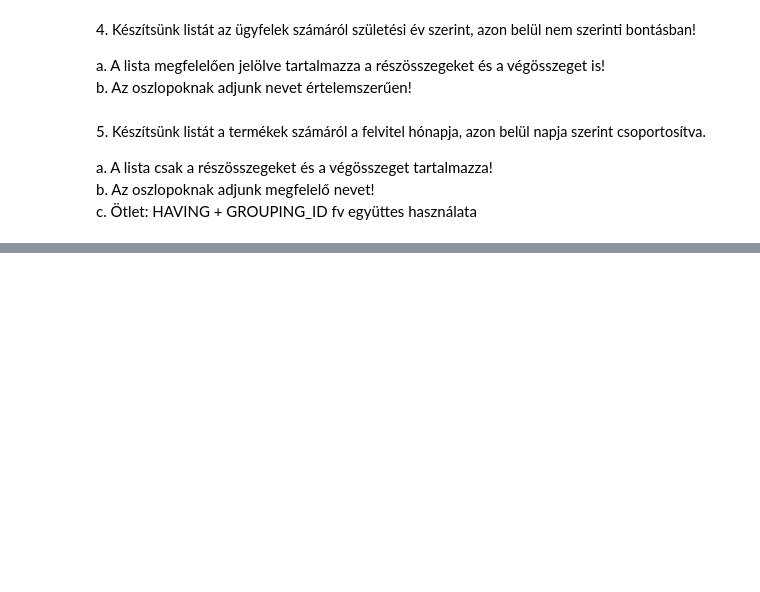
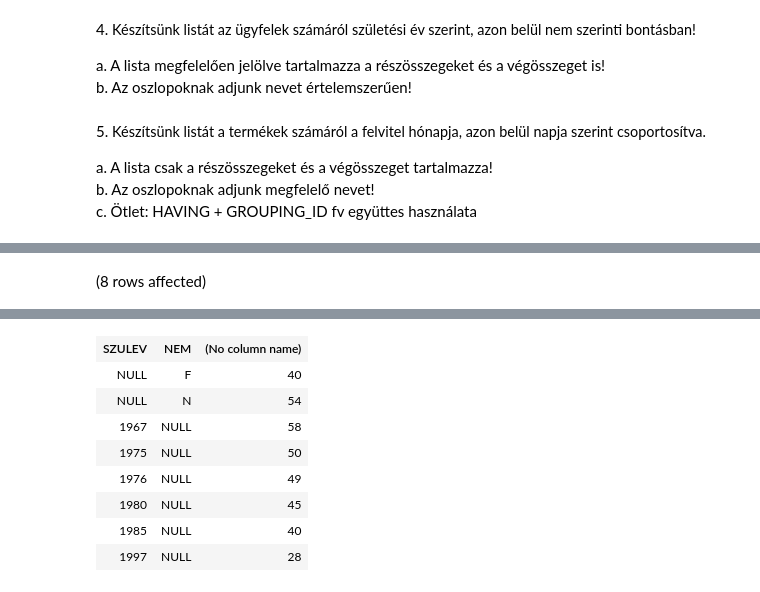
Before and after one commit to KataBaumgartner/adatbazisok, a Jupyter notebook: gyakorlat04_feladatok.ipynb, the cells around one changed output, grey strips where cells are left out. Drawn from its saved outputs; the diff is of its cells as text; code cells hidden in the pictures; blank space fills up the shorter version.

```diff
--- a/gyakorlat04_feladatok.ipynb
+++ b/gyakorlat04_feladatok.ipynb
@@ -132,0 +187,7 @@ Total execution time: 00:00:00.007
+# %%
+SELECT SZULEV, NEM, AVG(YEAR(GETDATE())-SZULEV)
+FROM Ugyfel
+WHERE NEV LIKE 'D%' OR NEV LIKE 'E%'
+GROUP BY GROUPING SETS (SZULEV, NEM)
+# %% [output]
+(8 rows affected)
@@ -132,0 +195,9 @@ Total execution time: 00:00:00.007
+| SZULEV | NEM | (No column name) |
+| NULL | F | 40 |
+| NULL | N | 54 |
+| 1967 | NULL | 58 |
+| 1975 | NULL | 50 |
+| 1976 | NULL | 49 |
+| 1980 | NULL | 45 |
+| 1985 | NULL | 40 |
+| 1997 | NULL | 28 |
```
Also changed, not shown: parts of 15 cells of this notebook.
